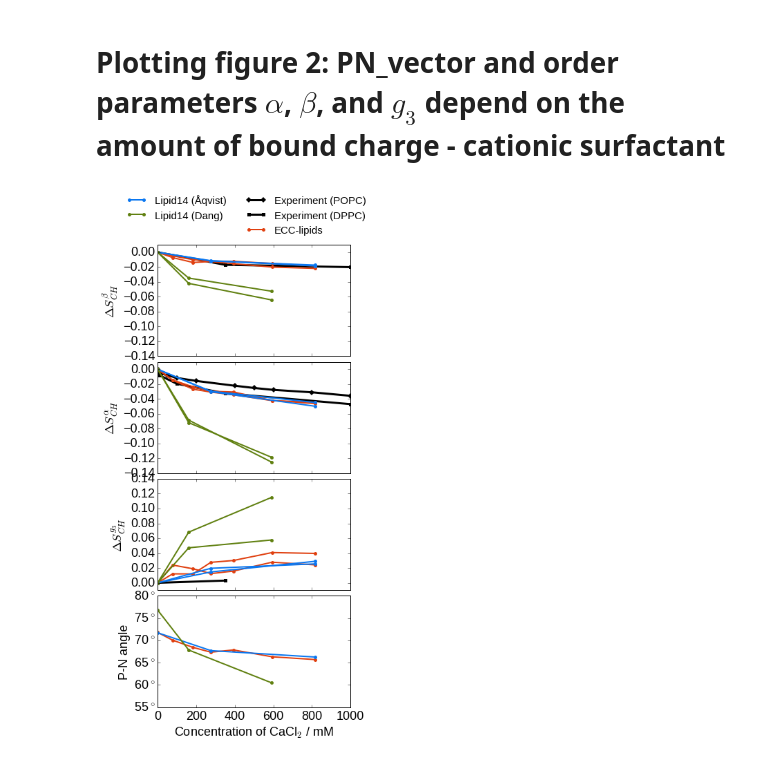
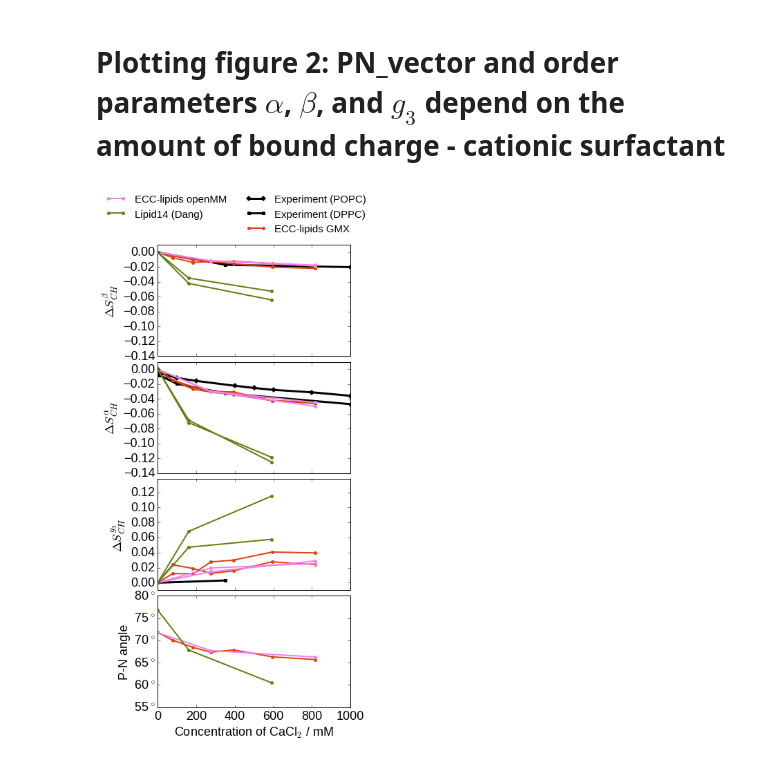
Before and after one commit to ohsOllila/NMRlipids_VI-NewIonModel, a Jupyter notebook: Fig/ipython_nb/Plot_PNs_OPs_L14_ECCLipid17_q80_sig89_salts-CaCl_GMX-oMM_compar.ipynb, the cells around one changed output. Drawn from its saved outputs; the diff is of its cells as text; code cells hidden in the pictures.

```diff
--- a/Fig/ipython_nb/Plot_PNs_OPs_L14_ECCLipid17_q80_sig89_salts-CaCl_GMX-oMM_compar.ipynb
+++ b/Fig/ipython_nb/Plot_PNs_OPs_L14_ECCLipid17_q80_sig89_salts-CaCl_GMX-oMM_compar.ipynb
@@ -328,8 +328,8 @@ dsg.set_ylabel(r'$\Delta S_{CH} ^{g_3}$')
 #ax.set_xticklabels(xlabelsl, rotation=0)
 
 for (opsplot, c, label) in zip([experiments, opsdata, opsdata_l14, opsdata_l14d],
-                               ["black", "#e04010", "#0a77f0", "#608010"],
-                               ["Experiment", "ECC-lipids", ur"Lipid14 (\u00c5qvist)", "Lipid14 (Dang)"]):
+                               ["black", "#e04010", "violet", "#608010"],
+                               ["Experiment", "ECC-lipids GMX", ur"ECC-lipids openMM", "Lipid14 (Dang)"]):
     for key in opsplot.keys():
         yerror = 0.001
         do_delta = False
@@ -344,7 +344,7 @@ for (opsplot, c, label) in zip([experiments, opsdata, opsdata_l14, opsdata_l14d]
         elif key.startswith("g3"):
             iplt = 2
             do_delta = True
-            ylim = [-0.01, 0.14]
+            ylim = [-0.01, 0.138]
         elif key.startswith("PN"):
             iplt = 3
             yerror = 0.15
@@ -380,31 +380,31 @@ for (opsplot, c, label) in zip([experiments, opsdata, opsdata_l14, opsdata_l14d]
             marker = "D"
         if "DPPC" in key:
             marker = "s"
         ax.plot(data[:,0], data[:,1], lw=linew, marker=marker, markersize=markersize, mew=0, color=c, label=plot_label) #, c=colour, lw=1.0, label=point_label)
 
 
 for ax in axs:
     #ax.minorticks_on()
     pass
 
 #xlim = pna.get_xlim()
 #pna.set_xticks(range(0,90,20))
 #pna.set_xticklabels([ str(i)+r"%" for i in range(0,90,20)])
 pna.set_xlim([0,1000])
 
 ylim = pna.get_ylim()
 pna.set_yticks(range(0,90,5))
 pna.set_yticklabels([ str(i)+r"$^\circ$" for i in range(0,90,5)])
 pna.set_ylim(ylim)
 
 #dsb.legend(loc="lower left", markerscale=1.0, scatterpoints=4, fontsize='x-small')
 dsa.legend(bbox_transform=plt.gcf().transFigure,
            bbox_to_anchor=(0.44, 1.0),
            ncol=2, mode="expand",
            frameon=False,
            fontsize='small')
 
 plt.savefig("PN_angle_OrdPars-A-B-g3_L14-ECCL17_q80_sig89_CaCl_GMX-oMM_compar.pdf", dpi=200, bbox_inches='tight')
 plt.show()
 # %% [output]
-[figure, old version]
+[figure, new version]
```
Also changed, not shown: 8 other files.
